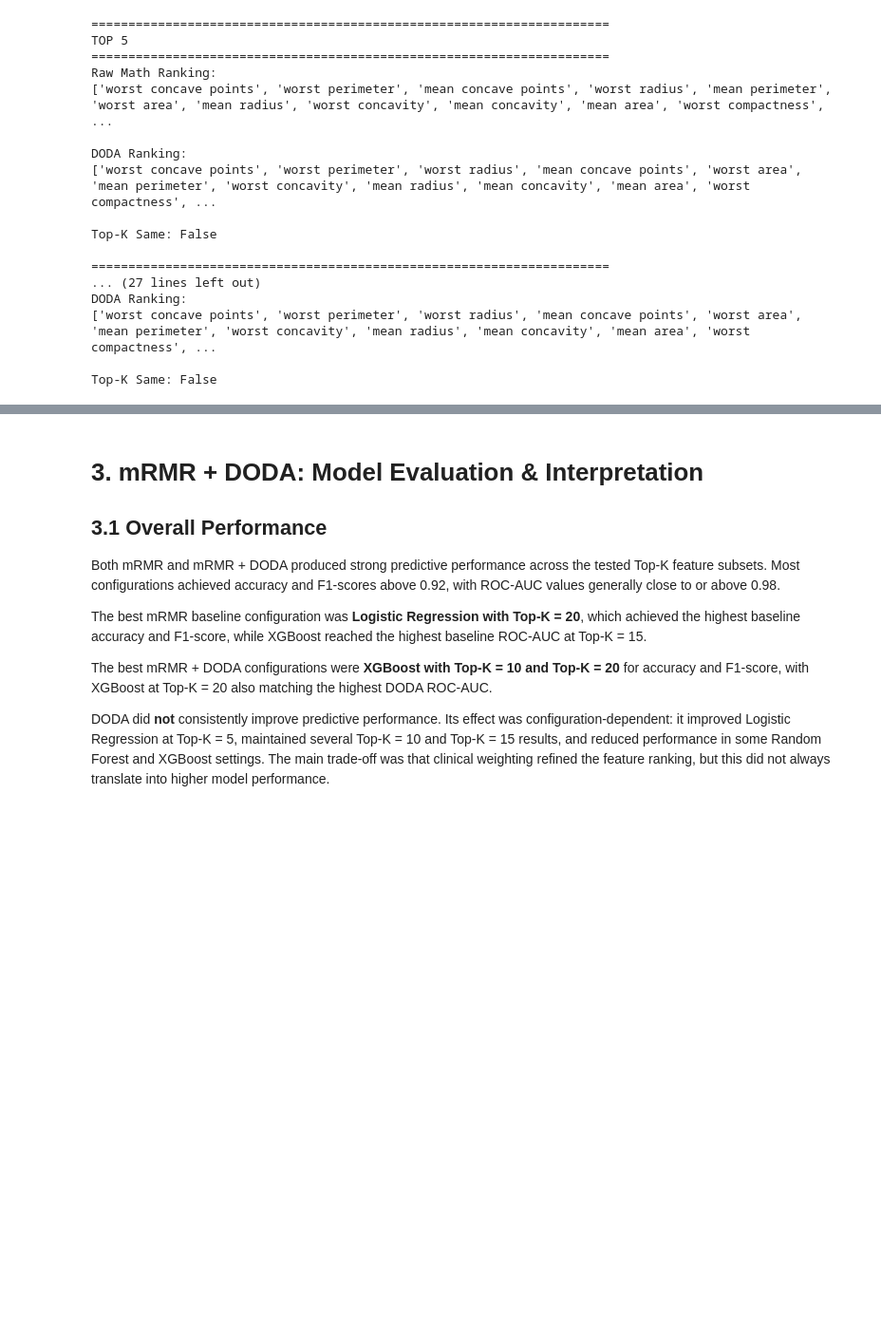
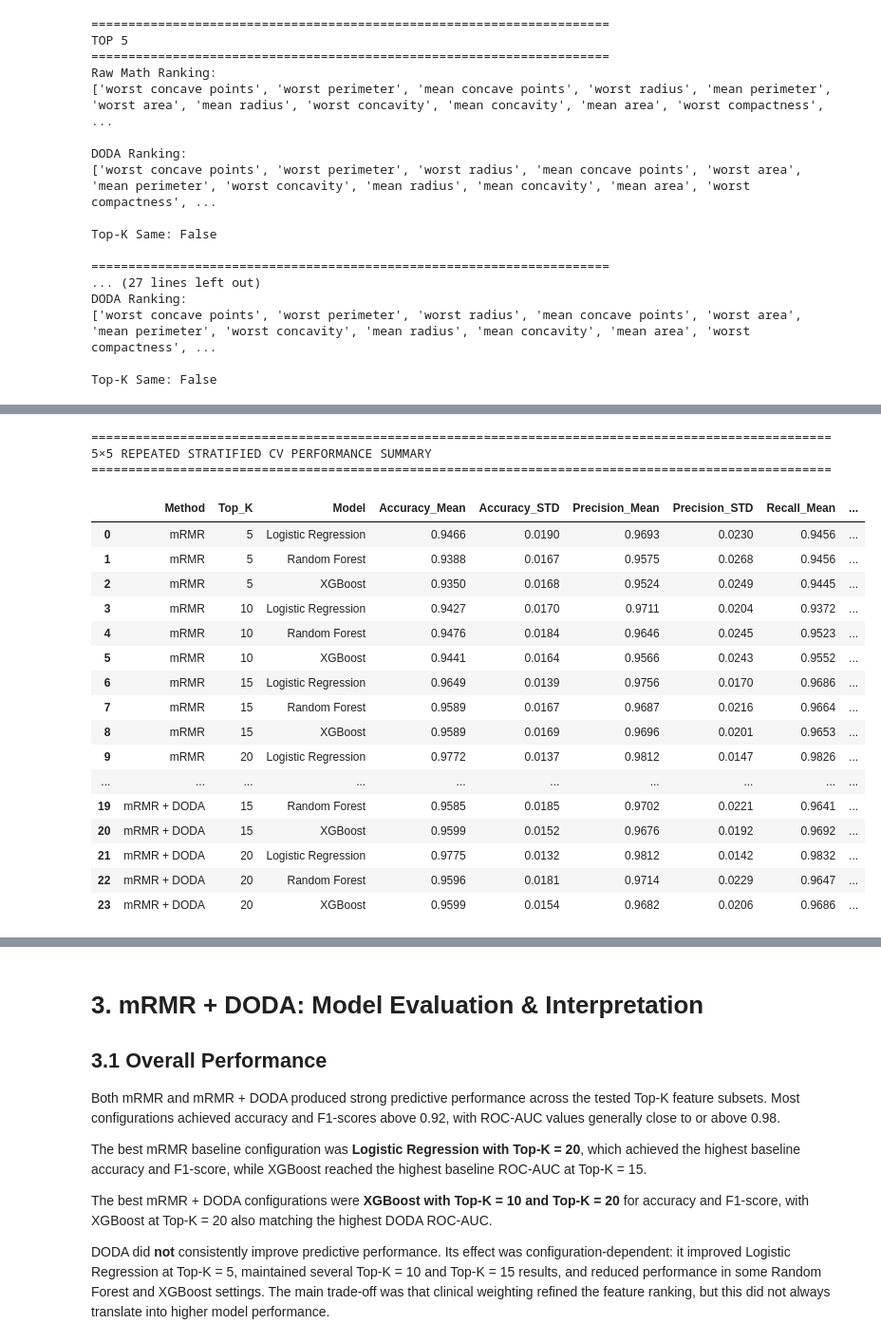
Before and after one commit to anandha-3679/msc_research, a Jupyter notebook: notebooks/angel/breast_cancer/breast_cancer_mrmr.ipynb, the cells around one changed output, grey strips where cells are left out. Shown at 95% size. Saved outputs shown, nothing was run; the diff lists cells and outputs as text; code cells hidden in the pictures; blank space fills up the shorter version.

```diff
--- a/notebooks/angel/breast_cancer/breast_cancer_mrmr.ipynb
+++ b/notebooks/angel/breast_cancer/breast_cancer_mrmr.ipynb
@@ -1474,0 +2538,76 @@ Top-K Same: False
+# %%
+# =============================================================================
+# STEP 25: REPEATED CV PERFORMANCE SUMMARY — MEAN ± STD
+# =============================================================================
+
+repeated_cv_summary_df = (
+    repeated_cv_results_df
+    .groupby(
+        ["Method", "Top_K", "Model"]
+    )
+    .agg(
+        Accuracy_Mean=("Accuracy", "mean"),
+        Accuracy_STD=("Accuracy", "std"),
+
+        Precision_Mean=("Precision", "mean"),
+        Precision_STD=("Precision", "std"),
+
+        Recall_Mean=("Recall", "mean"),
+        Recall_STD=("Recall", "std"),
+
+        F1_Mean=("F1", "mean"),
+        F1_STD=("F1", "std"),
+
+        ROC_AUC_Mean=("ROC_AUC", "mean"),
+        ROC_AUC_STD=("ROC_AUC", "std")
+    )
+    .reset_index()
+)
+
+print("=" * 100)
+print(
+    "5×5 REPEATED STRATIFIED CV PERFORMANCE SUMMARY"
+)
+print("=" * 100)
+
+display(
+    repeated_cv_summary_df.round(4)
+)
+
+os.makedirs(
+    "../../../results/breast_cancer/cv",
+    exist_ok=True
+)
+
+repeated_cv_results_df.to_csv(
+    "../../../results/breast_cancer/cv/"
+    "mrmr_doda_5x5_repeated_results.csv",
+    index=False
+)
+
+repeated_cv_summary_df.to_csv(
+    "../../../results/breast_cancer/cv/"
+    "mrmr_doda_5x5_repeated_summary.csv",
+    index=False
+)
+# %% [output]
+====================================================================================================
+5×5 REPEATED STRATIFIED CV PERFORMANCE SUMMARY
+====================================================================================================
+|  | Method | Top_K | Model | Accuracy_Mean | Accuracy_STD | Precision_Mean | Precision_STD | Recall_Mean | ... |
+| 0 | mRMR | 5 | Logistic Regression | 0.9466 | 0.0190 | 0.9693 | 0.0230 | 0.9456 | ... |
+| 1 | mRMR | 5 | Random Forest | 0.9388 | 0.0167 | 0.9575 | 0.0268 | 0.9456 | ... |
+| 2 | mRMR | 5 | XGBoost | 0.9350 | 0.0168 | 0.9524 | 0.0249 | 0.9445 | ... |
+| 3 | mRMR | 10 | Logistic Regression | 0.9427 | 0.0170 | 0.9711 | 0.0204 | 0.9372 | ... |
+| 4 | mRMR | 10 | Random Forest | 0.9476 | 0.0184 | 0.9646 | 0.0245 | 0.9523 | ... |
+| 5 | mRMR | 10 | XGBoost | 0.9441 | 0.0164 | 0.9566 | 0.0243 | 0.9552 | ... |
+| 6 | mRMR | 15 | Logistic Regression | 0.9649 | 0.0139 | 0.9756 | 0.0170 | 0.9686 | ... |
+| 7 | mRMR | 15 | Random Forest | 0.9589 | 0.0167 | 0.9687 | 0.0216 | 0.9664 | ... |
+| 8 | mRMR | 15 | XGBoost | 0.9589 | 0.0169 | 0.9696 | 0.0201 | 0.9653 | ... |
+| 9 | mRMR | 20 | Logistic Regression | 0.9772 | 0.0137 | 0.9812 | 0.0147 | 0.9826 | ... |
+| ... | ... | ... | ... | ... | ... | ... | ... | ... | ... |
+| 19 | mRMR + DODA | 15 | Random Forest | 0.9585 | 0.0185 | 0.9702 | 0.0221 | 0.9641 | ... |
+| 20 | mRMR + DODA | 15 | XGBoost | 0.9599 | 0.0152 | 0.9676 | 0.0192 | 0.9692 | ... |
+| 21 | mRMR + DODA | 20 | Logistic Regression | 0.9775 | 0.0132 | 0.9812 | 0.0142 | 0.9832 | ... |
+| 22 | mRMR + DODA | 20 | Random Forest | 0.9596 | 0.0181 | 0.9714 | 0.0229 | 0.9647 | ... |
+| 23 | mRMR + DODA | 20 | XGBoost | 0.9599 | 0.0154 | 0.9682 | 0.0206 | 0.9686 | ... |
```
Also changed, not shown: parts of 14 cells of this notebook, 10 other files.
